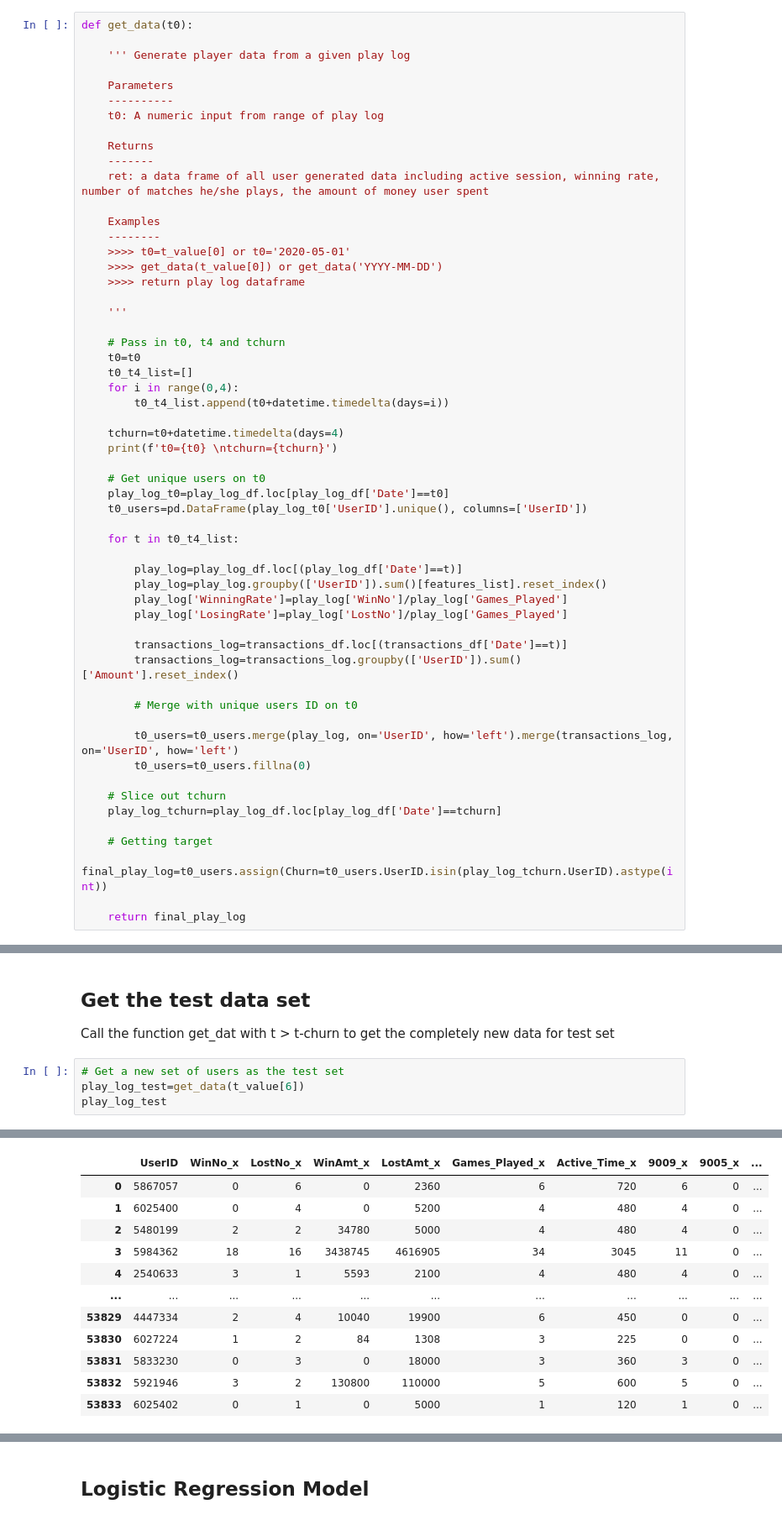
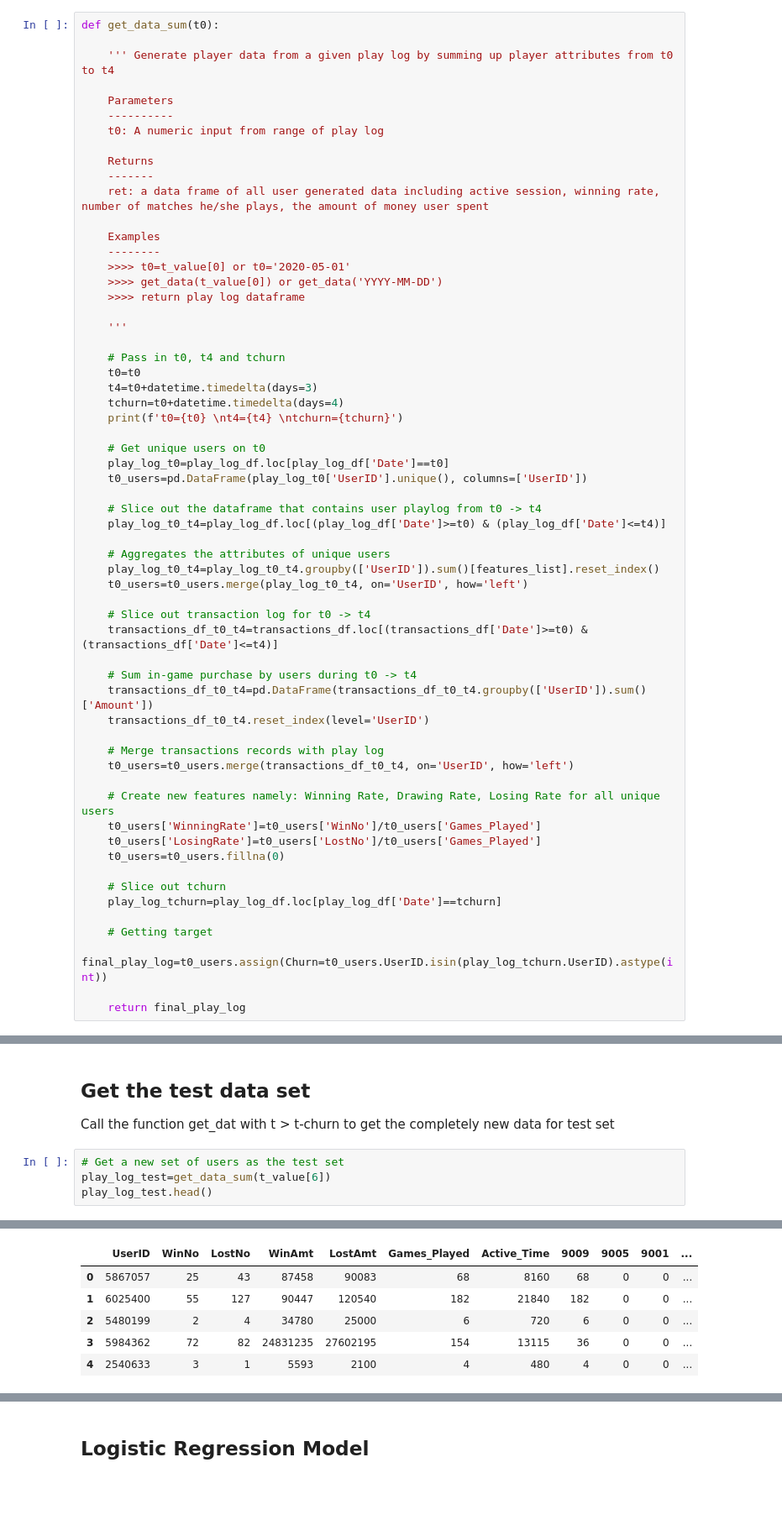
Before and after one commit to lechiben/churn-ltv-prediction, a Jupyter notebook: Churn Rate Prediction.ipynb, the cells around one changed output, grey strips where cells are left out. Shown at 84% size. Cells and saved outputs as stored; diff of their text form; blank space fills up the shorter version.

```diff
--- a/Churn Rate Prediction.ipynb
+++ b/Churn Rate Prediction.ipynb
@@ -416,9 +427,9 @@ The data set can have t0 can start from: 2020-05-01 00:00:00, to: 2020-05-09 00:
 # %% [markdown]
 ## Create a function to get data from play log
 # %%
-def get_data(t0):
+def get_data_sum(t0):
 
-    ''' Generate player data from a given play log
+    ''' Generate player data from a given play log by summing up player attributes from t0 to t4
 
     Parameters
     ----------
@@ -438,31 +449,35 @@ def get_data(t0):
 
     # Pass in t0, t4 and tchurn
     t0=t0
-    t0_t4_list=[]
-    for i in range(0,4):
-        t0_t4_list.append(t0+datetime.timedelta(days=i))
-
+    t4=t0+datetime.timedelta(days=3)
     tchurn=t0+datetime.timedelta(days=4)
-    print(f't0={t0} \ntchurn={tchurn}')
+    print(f't0={t0} \nt4={t4} \ntchurn={tchurn}')
 
     # Get unique users on t0
     play_log_t0=play_log_df.loc[play_log_df['Date']==t0]
     t0_users=pd.DataFrame(play_log_t0['UserID'].unique(), columns=['UserID'])
 
-    for t in t0_t4_list:
+    # Slice out the dataframe that contains user playlog from t0 -> t4
+    play_log_t0_t4=play_log_df.loc[(play_log_df['Date']>=t0) & (play_log_df['Date']<=t4)]
 
-        play_log=play_log_df.loc[(play_log_df['Date']==t)]
-        play_log=play_log.groupby(['UserID']).sum()[features_list].reset_index()
-        play_log['WinningRate']=play_log['WinNo']/play_log['Games_Played']
-        play_log['LosingRate']=play_log['LostNo']/play_log['Games_Played']
+    # Aggregates the attributes of unique users
+    play_log_t0_t4=play_log_t0_t4.groupby(['UserID']).sum()[features_list].reset_index()
+    t0_users=t0_users.merge(play_log_t0_t4, on='UserID', how='left')
 
-        transactions_log=transactions_df.loc[(transactions_df['Date']==t)]
-        transactions_log=transactions_log.groupby(['UserID']).sum()['Amount'].reset_index()
+    # Slice out transaction log for t0 -> t4
+    transactions_df_t0_t4=transactions_df.loc[(transactions_df['Date']>=t0) & (transactions_df['Date']<=t4)]
 
-        # Merge with unique users ID on t0
+    # Sum in-game purchase by users during t0 -> t4
+    transactions_df_t0_t4=pd.DataFrame(transactions_df_t0_t4.groupby(['UserID']).sum()['Amount'])
+    transactions_df_t0_t4.reset_index(level='UserID')
 
-        t0_users=t0_users.merge(play_log, on='UserID', how='left').merge(transactions_log, on='UserID', how='left')
-        t0_users=t0_users.fillna(0)
+    # Merge transactions records with play log
+    t0_users=t0_users.merge(transactions_df_t0_t4, on='UserID', how='left')
+
+    # Create new features namely: Winning Rate, Drawing Rate, Losing Rate for all unique users
+    t0_users['WinningRate']=t0_users['WinNo']/t0_users['Games_Played']
+    t0_users['LosingRate']=t0_users['LostNo']/t0_users['Games_Played']
+    t0_users=t0_users.fillna(0)
 
     # Slice out tchurn
     play_log_tchurn=play_log_df.loc[play_log_df['Date']==tchurn]
@@ -518,7 +529,7 @@ Name: Churn, dtype: int64
 Call the function get_dat with t > t-churn to get the completely new data for test set
 # %%
 # Get a new set of users as the test set
-play_log_test=get_data(t_value[6])
-play_log_test
+play_log_test=get_data_sum(t_value[6])
+play_log_test.head()
 # %% [output]
 t0=2020-05-07 00:00:00
@@ -525,13 +537,7 @@ t0=2020-05-07 00:00:00
 tchurn=2020-05-11 00:00:00
-|  | UserID | WinNo_x | LostNo_x | WinAmt_x | LostAmt_x | Games_Played_x | Active_Time_x | 9009_x | 9005_x | ... |
-| 0 | 5867057 | 0 | 6 | 0 | 2360 | 6 | 720 | 6 | 0 | ... |
-| 1 | 6025400 | 0 | 4 | 0 | 5200 | 4 | 480 | 4 | 0 | ... |
-| 2 | 5480199 | 2 | 2 | 34780 | 5000 | 4 | 480 | 4 | 0 | ... |
-| 3 | 5984362 | 18 | 16 | 3438745 | 4616905 | 34 | 3045 | 11 | 0 | ... |
-| 4 | 2540633 | 3 | 1 | 5593 | 2100 | 4 | 480 | 4 | 0 | ... |
-| ... | ... | ... | ... | ... | ... | ... | ... | ... | ... | ... |
-| 53829 | 4447334 | 2 | 4 | 10040 | 19900 | 6 | 450 | 0 | 0 | ... |
-| 53830 | 6027224 | 1 | 2 | 84 | 1308 | 3 | 225 | 0 | 0 | ... |
-| 53831 | 5833230 | 0 | 3 | 0 | 18000 | 3 | 360 | 3 | 0 | ... |
-| 53832 | 5921946 | 3 | 2 | 130800 | 110000 | 5 | 600 | 5 | 0 | ... |
-| 53833 | 6025402 | 0 | 1 | 0 | 5000 | 1 | 120 | 1 | 0 | ... |
+|  | UserID | WinNo | LostNo | WinAmt | LostAmt | Games_Played | Active_Time | 9009 | 9005 | 9001 | ... |
+| 0 | 5867057 | 25 | 43 | 87458 | 90083 | 68 | 8160 | 68 | 0 | 0 | ... |
+| 1 | 6025400 | 55 | 127 | 90447 | 120540 | 182 | 21840 | 182 | 0 | 0 | ... |
+| 2 | 5480199 | 2 | 4 | 34780 | 25000 | 6 | 720 | 6 | 0 | 0 | ... |
+| 3 | 5984362 | 72 | 82 | 24831235 | 27602195 | 154 | 13115 | 36 | 0 | 0 | ... |
+| 4 | 2540633 | 3 | 1 | 5593 | 2100 | 4 | 480 | 4 | 0 | 0 | ... |
```
Also changed, not shown: parts of 52 cells of this notebook.
